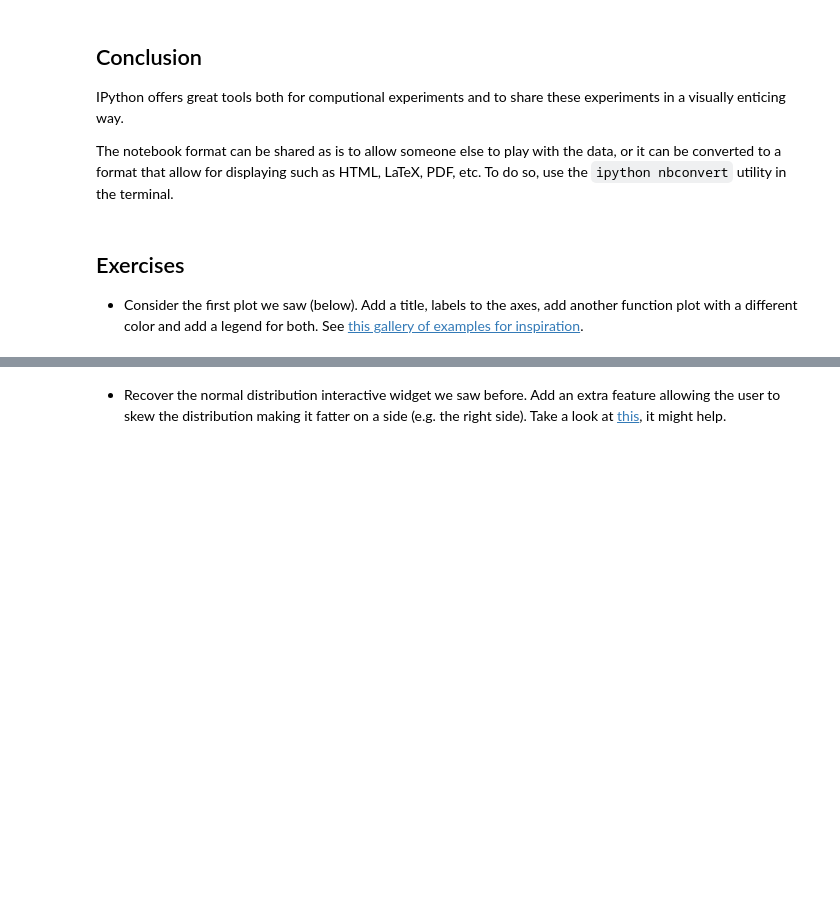
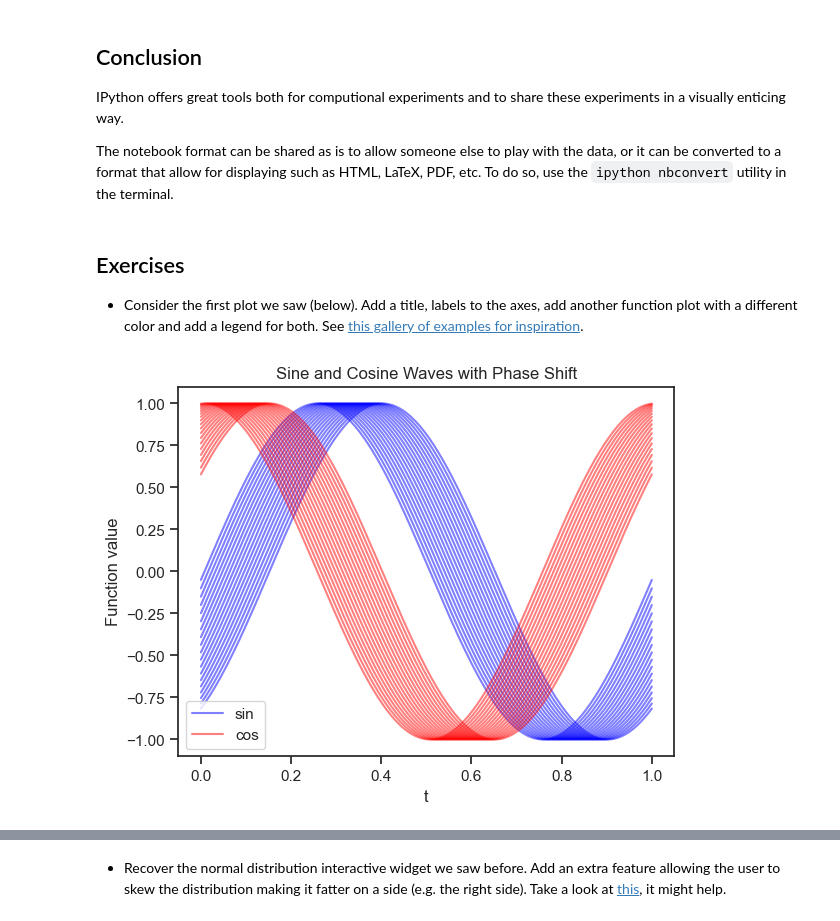
Before and after one commit to dbrantsc-8/Ada_2025, a Jupyter notebook: Exercises/00 - Intro to Tools/Intro to Jupyter Notebooks.ipynb, the cells around one changed output, grey strips where cells are left out. Drawn from its saved outputs; the diff is of its cells as text; code cells hidden in the pictures; blank space fills up the shorter version.

```diff
--- a/Exercises/00 - Intro to Tools/Intro to Jupyter Notebooks.ipynb
+++ b/Exercises/00 - Intro to Tools/Intro to Jupyter Notebooks.ipynb
@@ -359,7 +480,22 @@ The notebook format can be shared as is to allow someone else to play with the d
 ## Exercises
 
 * Consider the first plot we saw (below). Add a title, labels to the axes, add another function plot with a different color and add a legend for both. See [this gallery of examples for inspiration](https://matplotlib.org/gallery.html).
-# %%
-t = np.linspace(0,1,200)
-for i in range(1,20):
-    plt.plot(t, np.sin(2*np.pi*t-t[10*i]))
+# %%
+import numpy as np
+import matplotlib.pyplot as plt
+
+t = np.linspace(0, 1, 200)
+
+for i in range(1, 20):
+    plt.plot(t, np.sin(2*np.pi*t - t[10*i]), color="blue", alpha=0.5, label="sin" if i == 1 else "")
+
+for i in range(1, 20):
+    plt.plot(t, np.cos(2*np.pi*t - t[10*i]), color="red", alpha=0.5, label="cos" if i == 1 else "")
+
+plt.xlabel("t")
+plt.ylabel("Function value")
+plt.title("Sine and Cosine Waves with Phase Shift")
+plt.legend()
+plt.show()
+# %% [output]
+[figure, added]
```
Also changed, not shown: parts of 28 cells of this notebook.
